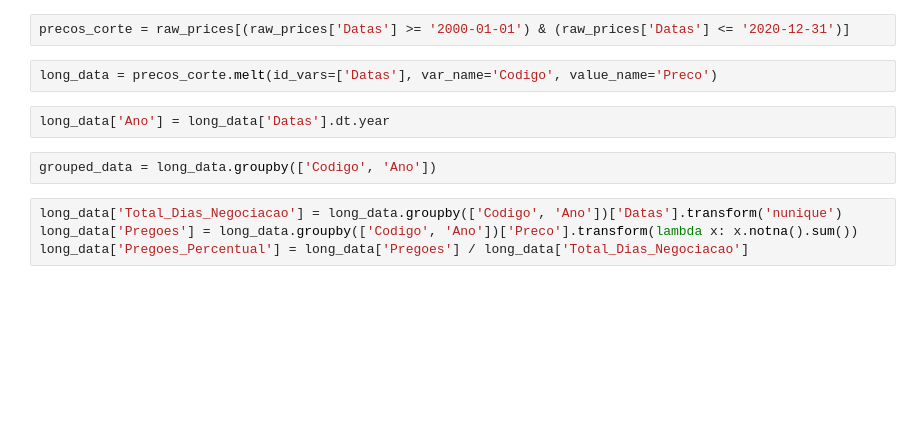
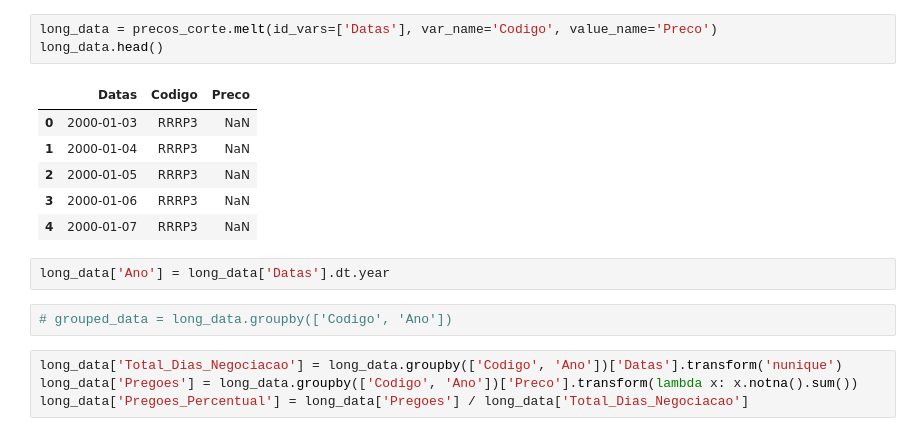
Before and after one commit to andrebarbosa27/lowvolatility, a Jupyter notebook: LowVolatility.ipynb, the cells around one changed output. Cells and saved outputs as stored; diff of their text form; blank space fills up the shorter version.

```diff
--- a/LowVolatility.ipynb
+++ b/LowVolatility.ipynb
@@ -15,11 +23,17 @@ raw_prices['Datas'] = pd.to_datetime(raw_prices['Datas'])
-# %%
-precos_corte = raw_prices[(raw_prices['Datas'] >= '2000-01-01') & (raw_prices['Datas'] <= '2020-12-31')]
 # %%
 long_data = precos_corte.melt(id_vars=['Datas'], var_name='Codigo', value_name='Preco')
+long_data.head()
+# %% [output]
+|  | Datas | Codigo | Preco |
+| 0 | 2000-01-03 | RRRP3 | NaN |
+| 1 | 2000-01-04 | RRRP3 | NaN |
+| 2 | 2000-01-05 | RRRP3 | NaN |
+| 3 | 2000-01-06 | RRRP3 | NaN |
+| 4 | 2000-01-07 | RRRP3 | NaN |
 # %%
 long_data['Ano'] = long_data['Datas'].dt.year
 # %%
-grouped_data = long_data.groupby(['Codigo', 'Ano'])
+# grouped_data = long_data.groupby(['Codigo', 'Ano'])
 # %%
 long_data['Total_Dias_Negociacao'] = long_data.groupby(['Codigo', 'Ano'])['Datas'].transform('nunique')
 long_data['Pregoes'] = long_data.groupby(['Codigo', 'Ano'])['Preco'].transform(lambda x: x.notna().sum())
```
Also changed, not shown: parts of 27 cells of this notebook.
